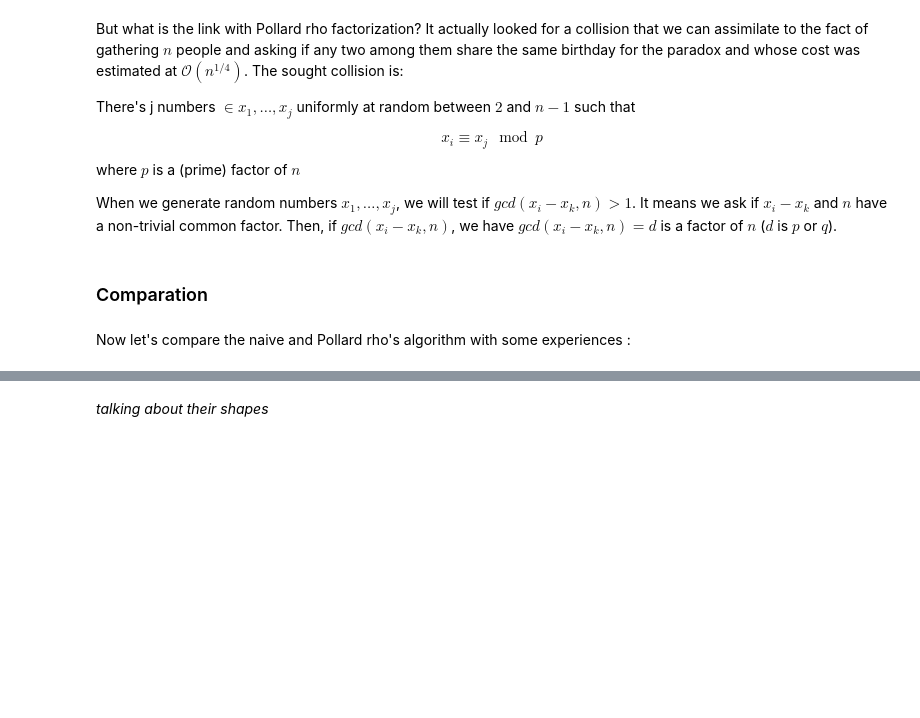
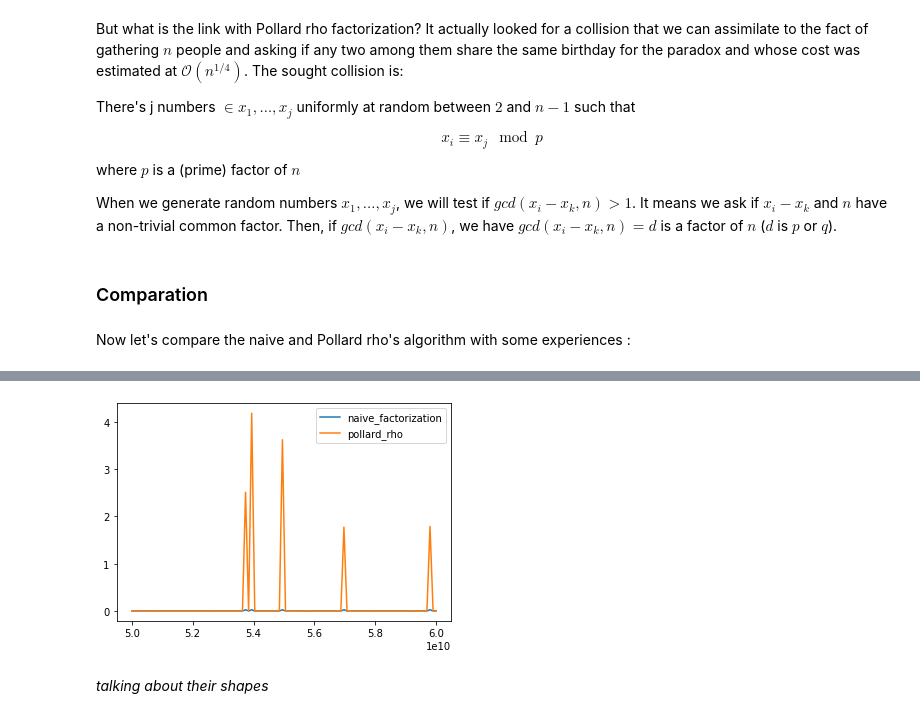
Before and after one commit to galyfray/IT41_TH1, a Jupyter notebook: Question1.ipynb, the cells around one changed output, grey strips where cells are left out. Cells and saved outputs as stored; diff of their text form; code cells hidden in the pictures; blank space fills up the shorter version.

```diff
--- a/Question1.ipynb
+++ b/Question1.ipynb
@@ -478,21 +478,24 @@ import random
 import math
 
 def pollard_rho(n):
-    i = 0
-    x = []
-    x.append(random.randint(0, n-1))
-    y = x[0]
-    k = 2
 
-    while(True):
-        i = i + 1
-        x.insert(i,(x[i-1] ** 2 - 1) % n)
-        d = math.gcd(y - x[i], n)
-        if d != 1 and d != n:
-            return d
-        if i == k:
-            y = x[i]
-            k = 2 * k
+    for _ in range (10):
+        i = 0
+        x = random.randint(0, n-1)
+        y = x
+        k = 2
+
+        while(True):
+            i = i + 1
+            x = ((x ** 2 - 1) % n)
+            d = math.gcd(y - x, n)
+            if d == n:
+                break
+            if d != 1 and d != n:
+                return d
+            if i == k:
+                y = x
+                k = 2 * k
 
 a = 35467
 p = pollard_rho(a)
@@ -527,6 +533,8 @@ Now let's compare the naive and Pollard rho's algorithm with some experiences :
 # %%
-X = list(range(1,101))
-data = benchmark([naive_factorization,pollard_rho], X, lambda n:[X[n]], 10, warm=False)
+X = linspace(50000000000,60000000000,100)
+data = benchmark([naive_factorization,pollard_rho], X, lambda n:[n], 10, warm=True)
 plot(data).show()
+# %% [output]
+[figure, added]
 # %% [markdown]
 *talking about their shapes*
```
Also changed, not shown: parts of 1 cell of this notebook.
